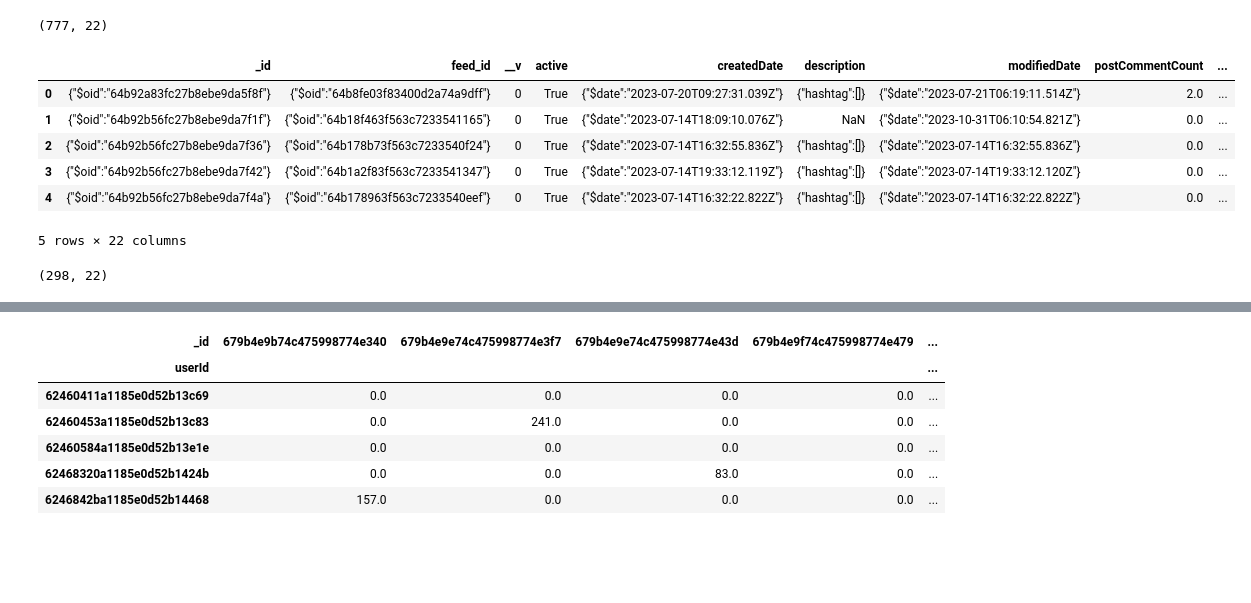
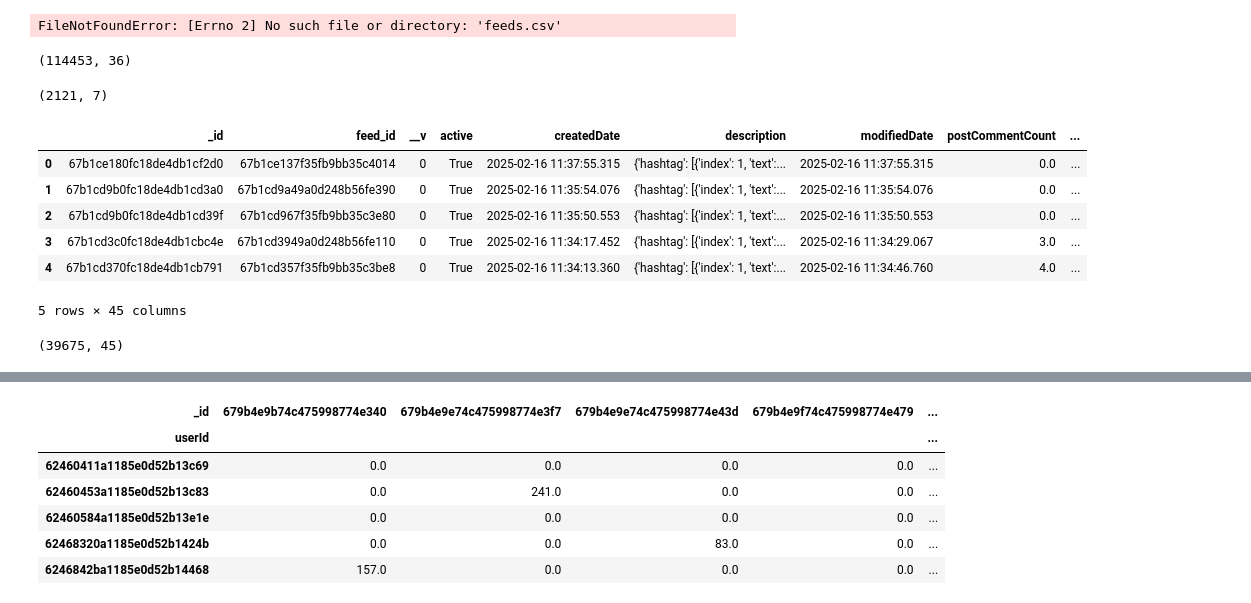
Before and after one commit to anushhhh/pitch-recommendation-algorithm, a Jupyter notebook: pitch_recs.ipynb, the cells around one changed output, grey strips where cells are left out. Saved outputs shown, nothing was run; the diff lists cells and outputs as text; code cells hidden in the pictures; blank space fills up the shorter version.

```diff
--- a/pitch_recs.ipynb
+++ b/pitch_recs.ipynb
@@ -7,0 +13,19 @@ import json
+# %%
+from pymongo import MongoClient
+from datetime import datetime, timedelta
+
+MONGO_URI = "mongodb+srv://anushka_ml_team:Vk1818@champhuntindia.nmjhc.mongodb.net/"
+
+client = MongoClient(MONGO_URI)
+
+db = client['champhunt']
+users_collection = db['users']
+views_collection = db['userinteractions']
+# %%
+db = client['champhunt_feeds']
+posts_collection = db['feeds']
+# %%
+three_months_ago = datetime.utcnow() - timedelta(days=90)
+
+posts_data = list(posts_collection.find({"createdDate": {"$gte": three_months_ago}}))
+users_data = list(users_collection.find({}))
@@ -7,0 +34,3 @@ import json
+# %%
+posts_df = pd.DataFrame(posts_data)
+users_df = pd.DataFrame(users_data)
@@ -8,19 +39,25 @@ import json
 # %%
-post_data = pd.read_csv('feeds.csv', on_bad_lines='skip')
-view_data = pd.read_csv('userinteractions.csv', on_bad_lines='skip')
-user_data = pd.read_csv('users.csv', on_bad_lines='skip')
+# post_data = pd.read_csv('feeds.csv', on_bad_lines='skip')
+# view_data = pd.read_csv('userinteractions.csv', on_bad_lines='skip')
+# user_data = pd.read_csv('users.csv', on_bad_lines='skip')
+# %% [output]
+FileNotFoundError: [Errno 2] No such file or directory: 'feeds.csv'
 # %%
-post_data.shape
+users_df.shape
 # %% [output]
-(777, 22)
+(114453, 36)
+# %%
+views_df.shape
+# %% [output]
+(2121, 7)
 # %%
-post_data.head()
+posts_df.head()
 # %% [output]
 |  | _id | feed_id | __v | active | createdDate | description | modifiedDate | postCommentCount | ... |
-| 0 | {"$oid":"64b92a83fc27b8ebe9da5f8f"} | {"$oid":"64b8fe03f83400d2a74a9dff"} | 0 | True | {"$date":"2023-07-20T09:27:31.039Z"} | {"hashtag":[]} | {"$date":"2023-07-21T06:19:11.514Z"} | 2.0 | ... |
-| 1 | {"$oid":"64b92b56fc27b8ebe9da7f1f"} | {"$oid":"64b18f463f563c7233541165"} | 0 | True | {"$date":"2023-07-14T18:09:10.076Z"} | NaN | {"$date":"2023-10-31T06:10:54.821Z"} | 0.0 | ... |
-| 2 | {"$oid":"64b92b56fc27b8ebe9da7f36"} | {"$oid":"64b178b73f563c7233540f24"} | 0 | True | {"$date":"2023-07-14T16:32:55.836Z"} | {"hashtag":[]} | {"$date":"2023-07-14T16:32:55.836Z"} | 0.0 | ... |
-| 3 | {"$oid":"64b92b56fc27b8ebe9da7f42"} | {"$oid":"64b1a2f83f563c7233541347"} | 0 | True | {"$date":"2023-07-14T19:33:12.119Z"} | {"hashtag":[]} | {"$date":"2023-07-14T19:33:12.120Z"} | 0.0 | ... |
-| 4 | {"$oid":"64b92b56fc27b8ebe9da7f4a"} | {"$oid":"64b178963f563c7233540eef"} | 0 | True | {"$date":"2023-07-14T16:32:22.822Z"} | {"hashtag":[]} | {"$date":"2023-07-14T16:32:22.822Z"} | 0.0 | ... |
+| 0 | 67b1ce180fc18de4db1cf2d0 | 67b1ce137f35fb9bb35c4014 | 0 | True | 2025-02-16 11:37:55.315 | {'hashtag': [{'index': 1, 'text':... | 2025-02-16 11:37:55.315 | 0.0 | ... |
+| 1 | 67b1cd9b0fc18de4db1cd3a0 | 67b1cd9a49a0d248b56fe390 | 0 | True | 2025-02-16 11:35:54.076 | {'hashtag': [{'index': 1, 'text':... | 2025-02-16 11:35:54.076 | 0.0 | ... |
+| 2 | 67b1cd9b0fc18de4db1cd39f | 67b1cd967f35fb9bb35c3e80 | 0 | True | 2025-02-16 11:35:50.553 | {'hashtag': [{'index': 1, 'text':... | 2025-02-16 11:35:50.553 | 0.0 | ... |
+| 3 | 67b1cd3c0fc18de4db1cbc4e | 67b1cd3949a0d248b56fe110 | 0 | True | 2025-02-16 11:34:17.452 | {'hashtag': [{'index': 1, 'text':... | 2025-02-16 11:34:29.067 | 3.0 | ... |
+| 4 | 67b1cd370fc18de4db1cb791 | 67b1cd357f35fb9bb35c3be8 | 0 | True | 2025-02-16 11:34:13.360 | {'hashtag': [{'index': 1, 'text':... | 2025-02-16 11:34:46.760 | 4.0 | ... |
-5 rows × 22 columns
+5 rows × 45 columns
 # %%
@@ -59,5 +96,5 @@ post_data.reset_index(drop=True, inplace=True)
 # %%
-post_data.shape
+posts_df.shape
 # %% [output]
-(298, 22)
+(39675, 45)
 # %%
```
Also changed, not shown: parts of 21 cells of this notebook.
